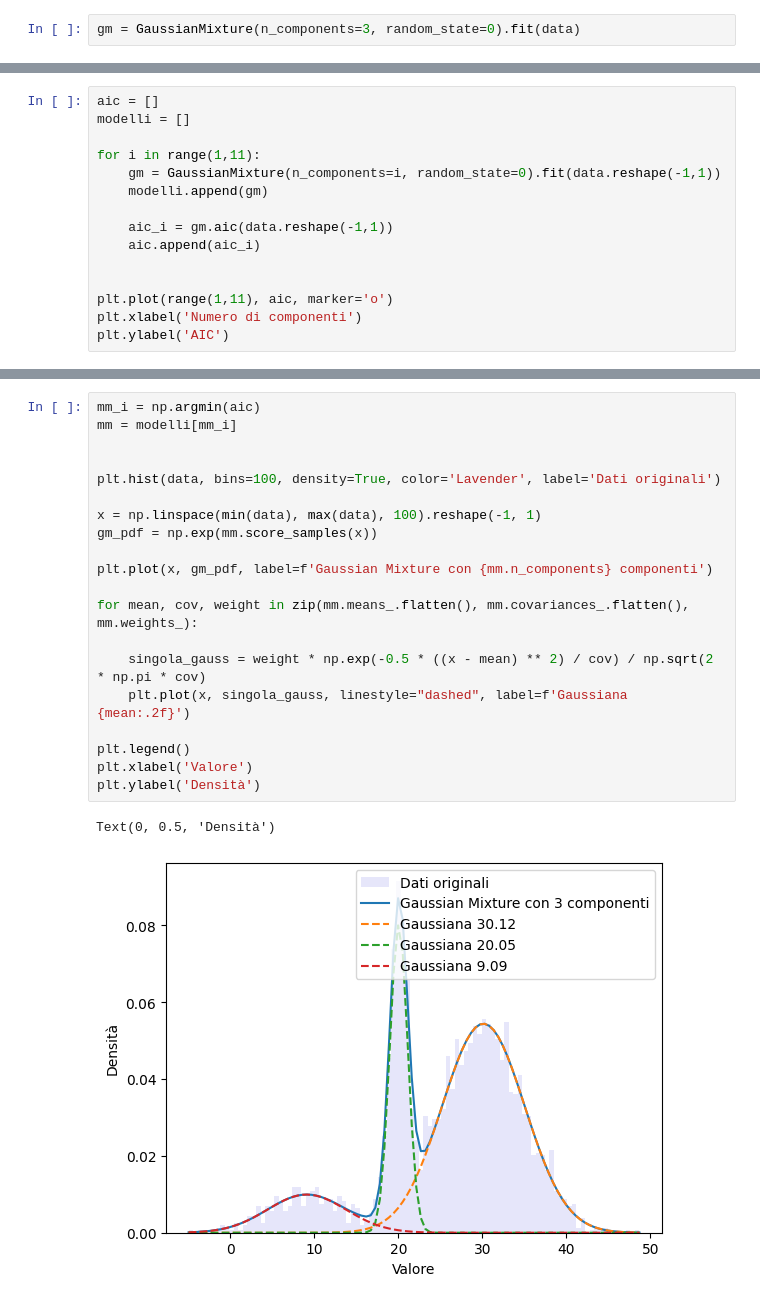
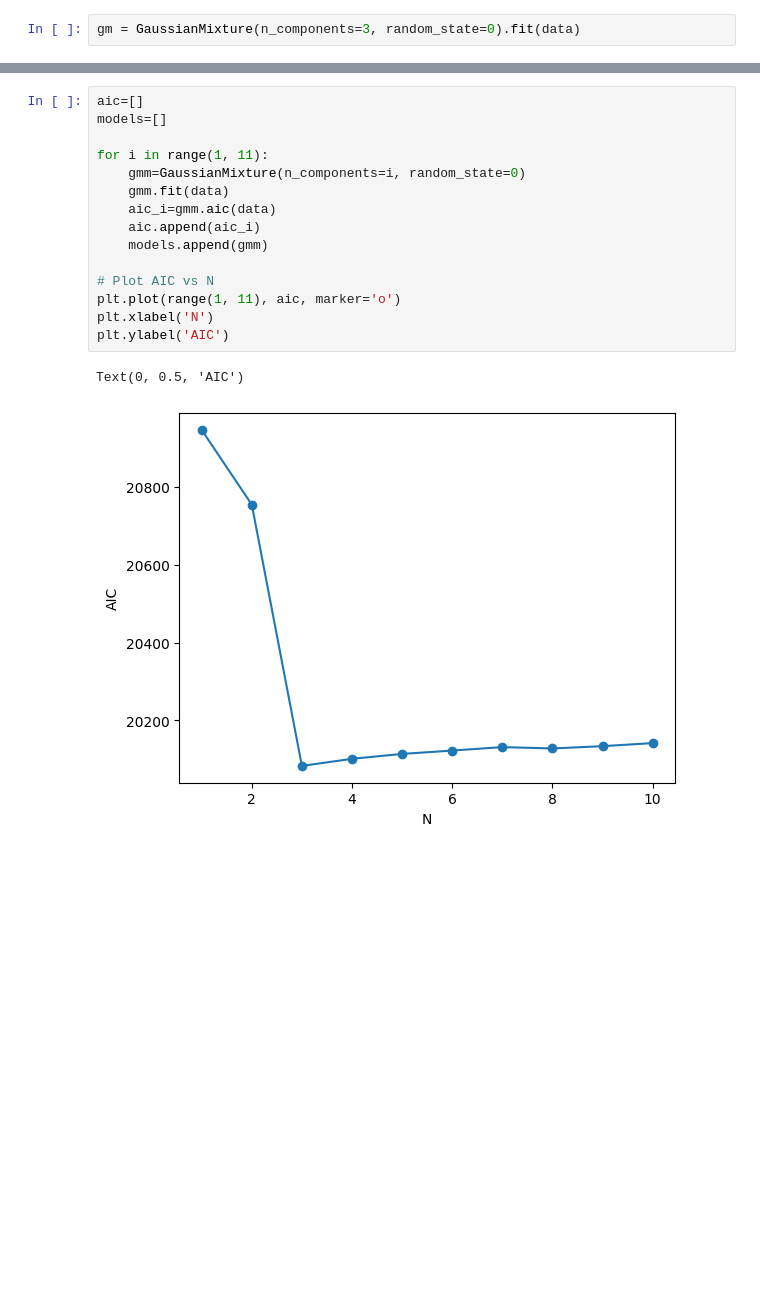
Before and after one commit to LorenzaImpicciche/astrostatistics_bicocca_2025, a Jupyter notebook: working/W06.ipynb, the cells around one changed output, grey strips where cells are left out. Saved outputs shown, nothing was run; the diff lists cells and outputs as text; blank space fills up the shorter version.

```diff
--- a/working/W06.ipynb
+++ b/working/W06.ipynb
@@ -88,15 +64,0 @@ Text(0, 0.5, 'Densità')
-# %%
-aic = []
-modelli = []
-
-for i in range(1,11):
-    gm = GaussianMixture(n_components=i, random_state=0).fit(data.reshape(-1,1))
-    modelli.append(gm)
-
-    aic_i = gm.aic(data.reshape(-1,1))
-    aic.append(aic_i)
-
-
-plt.plot(range(1,11), aic, marker='o')
-plt.xlabel('Numero di componenti')
-plt.ylabel('AIC')
@@ -108,23 +65,18 @@ Text(0, 0.5, 'AIC')
-# %%
-mm_i = np.argmin(aic)
-mm = modelli[mm_i]
-
-
-plt.hist(data, bins=100, density=True, color='Lavender', label='Dati originali')
-
-x = np.linspace(min(data), max(data), 100).reshape(-1, 1)
-gm_pdf = np.exp(mm.score_samples(x))
-
-plt.plot(x, gm_pdf, label=f'Gaussian Mixture con {mm.n_components} componenti')
-
-for mean, cov, weight in zip(mm.means_.flatten(), mm.covariances_.flatten(), mm.weights_):
-
-    singola_gauss = weight * np.exp(-0.5 * ((x - mean) ** 2) / cov) / np.sqrt(2 * np.pi * cov)
-    plt.plot(x, singola_gauss, linestyle="dashed", label=f'Gaussiana {mean:.2f}')
-
-plt.legend()
-plt.xlabel('Valore')
-plt.ylabel('Densità')
-# %% [output]
-Text(0, 0.5, 'Densità')
-[figure, removed]
+# %%
+aic=[]
+models=[]
+
+for i in range(1, 11):
+    gmm=GaussianMixture(n_components=i, random_state=0)
+    gmm.fit(data)
+    aic_i=gmm.aic(data)
+    aic.append(aic_i)
+    models.append(gmm)
+
+# Plot AIC vs N
+plt.plot(range(1, 11), aic, marker='o')
+plt.xlabel('N')
+plt.ylabel('AIC')
+# %% [output]
+Text(0, 0.5, 'AIC')
+[figure, added]
```
Also changed, not shown: parts of 10 cells of this notebook.
